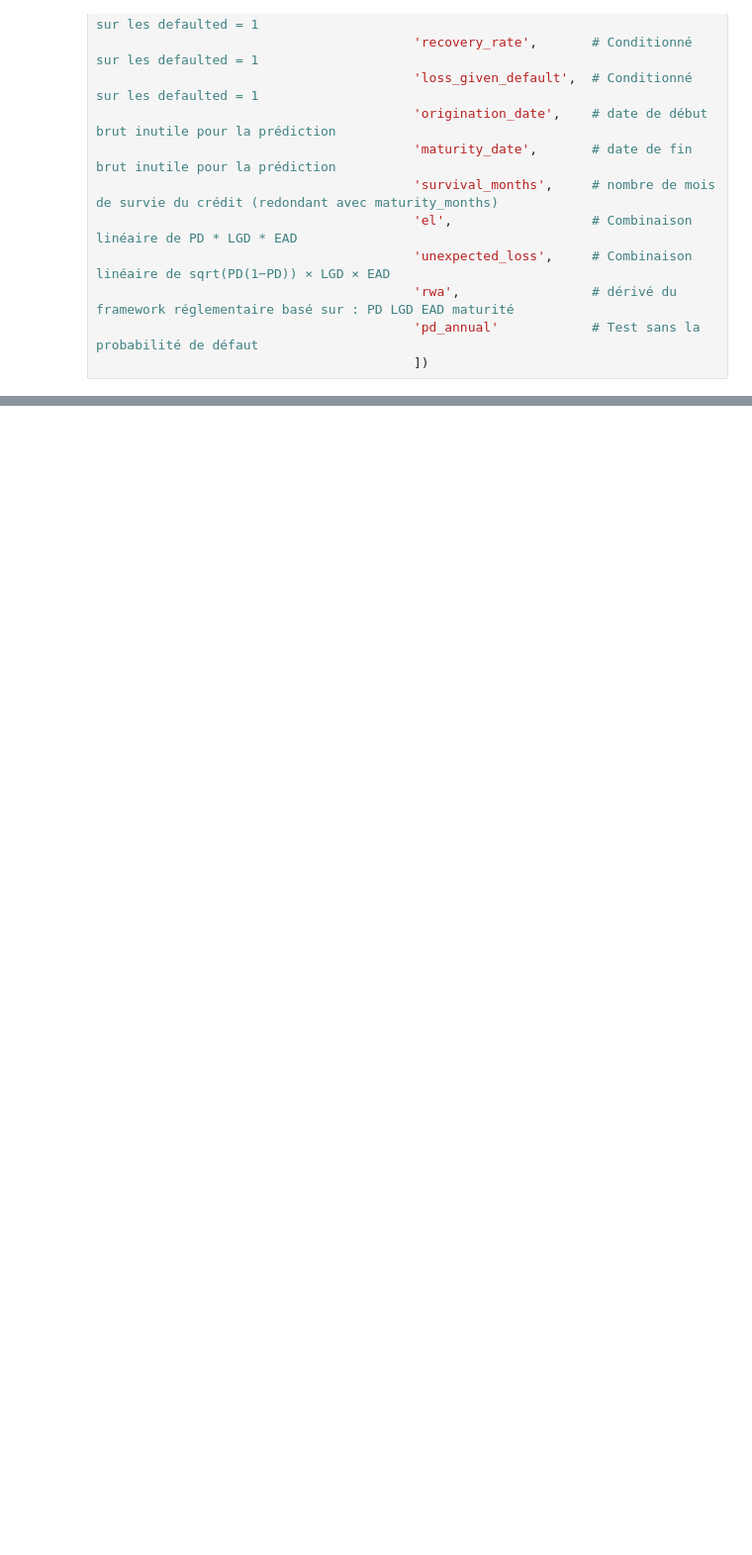
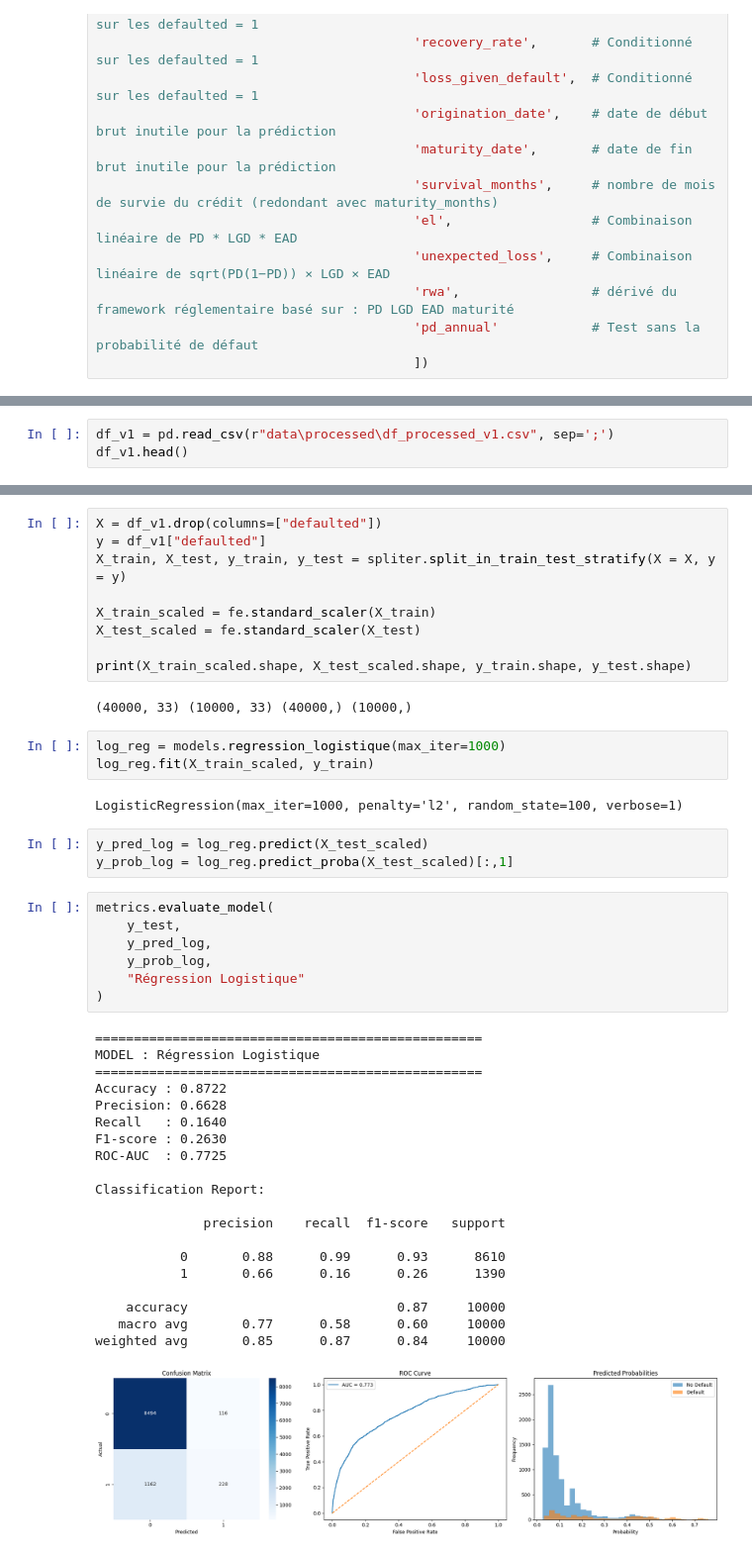
Before and after one commit to NajimDja/Analyse-risque-credit, a Jupyter notebook: analyse_credit.ipynb, the cells around one changed output, grey strips where cells are left out. Shown at 99% size. Drawn from its saved outputs; the diff is of its cells as text; blank space fills up the shorter version.

Commit message:
Feature engineering, et ML regression logistique

```diff
--- a/analyse_credit.ipynb
+++ b/analyse_credit.ipynb
@@ -456,0 +220,3 @@ df_processed_v1
+# %%
+df_v1 = pd.read_csv(r"data\processed\df_processed_v1.csv", sep=';')
+df_v1.head()
@@ -456,0 +231,47 @@ df_processed_v1
+# %%
+X = df_v1.drop(columns=["defaulted"])
+y = df_v1["defaulted"]
+X_train, X_test, y_train, y_test = spliter.split_in_train_test_stratify(X = X, y = y)
+
+X_train_scaled = fe.standard_scaler(X_train)
+X_test_scaled = fe.standard_scaler(X_test)
+
+print(X_train_scaled.shape, X_test_scaled.shape, y_train.shape, y_test.shape)
+# %% [output]
+(40000, 33) (10000, 33) (40000,) (10000,)
+# %%
+log_reg = models.regression_logistique(max_iter=1000)
+log_reg.fit(X_train_scaled, y_train)
+# %% [output]
+LogisticRegression(max_iter=1000, penalty='l2', random_state=100, verbose=1)
+# %%
+y_pred_log = log_reg.predict(X_test_scaled)
+y_prob_log = log_reg.predict_proba(X_test_scaled)[:,1]
+# %%
+metrics.evaluate_model(
+    y_test,
+    y_pred_log,
+    y_prob_log,
+    "Régression Logistique"
+)
+# %% [output]
+==================================================
+MODEL : Régression Logistique
+==================================================
+Accuracy : 0.8722
+Precision: 0.6628
+Recall   : 0.1640
+F1-score : 0.2630
+ROC-AUC  : 0.7725
+
+Classification Report:
+
+              precision    recall  f1-score   support
+
+           0       0.88      0.99      0.93      8610
+           1       0.66      0.16      0.26      1390
+
+    accuracy                           0.87     10000
+   macro avg       0.77      0.58      0.60     10000
+weighted avg       0.85      0.87      0.84     10000
+[figure, added]
```
Also changed, not shown: parts of 34 cells of this notebook, 4 other files.
